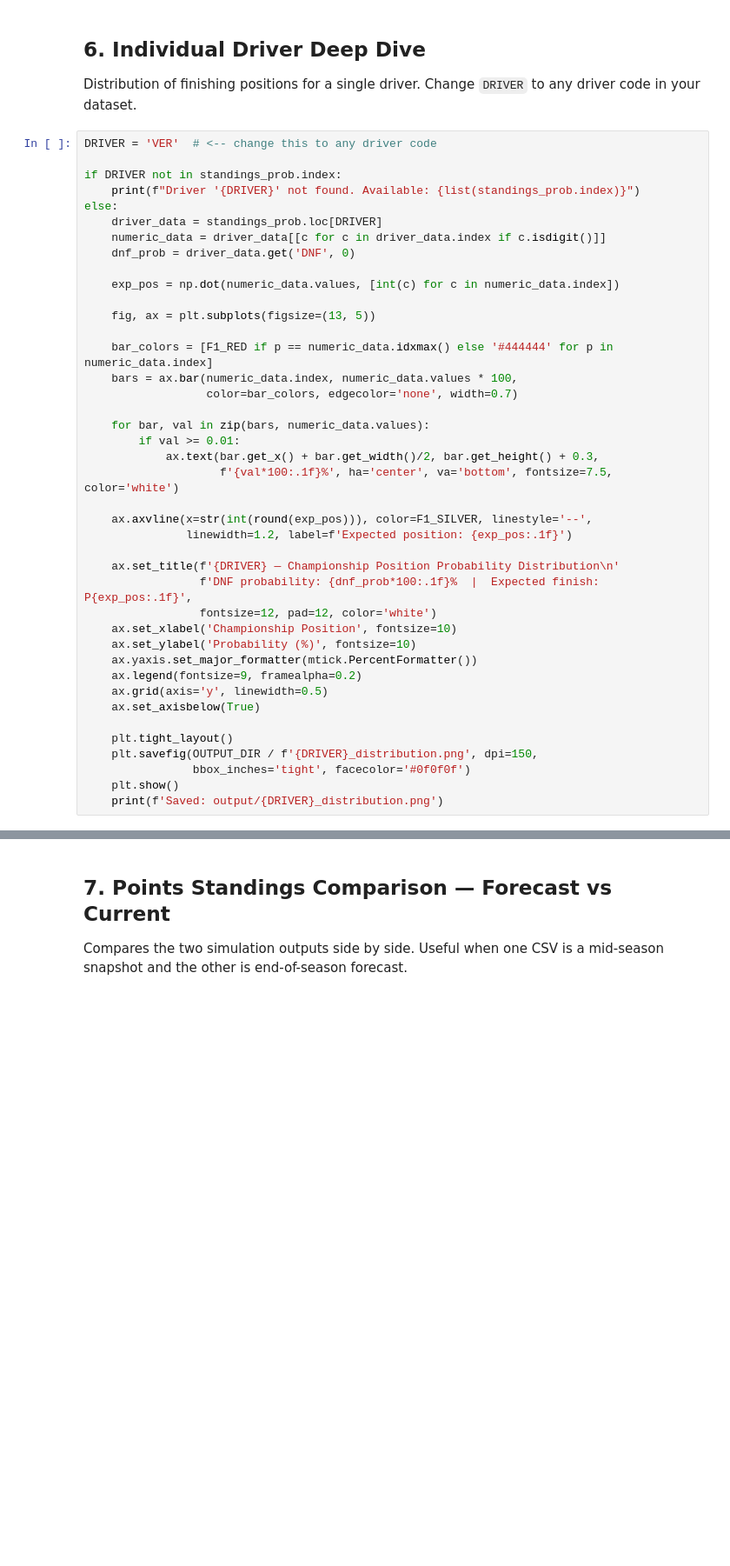
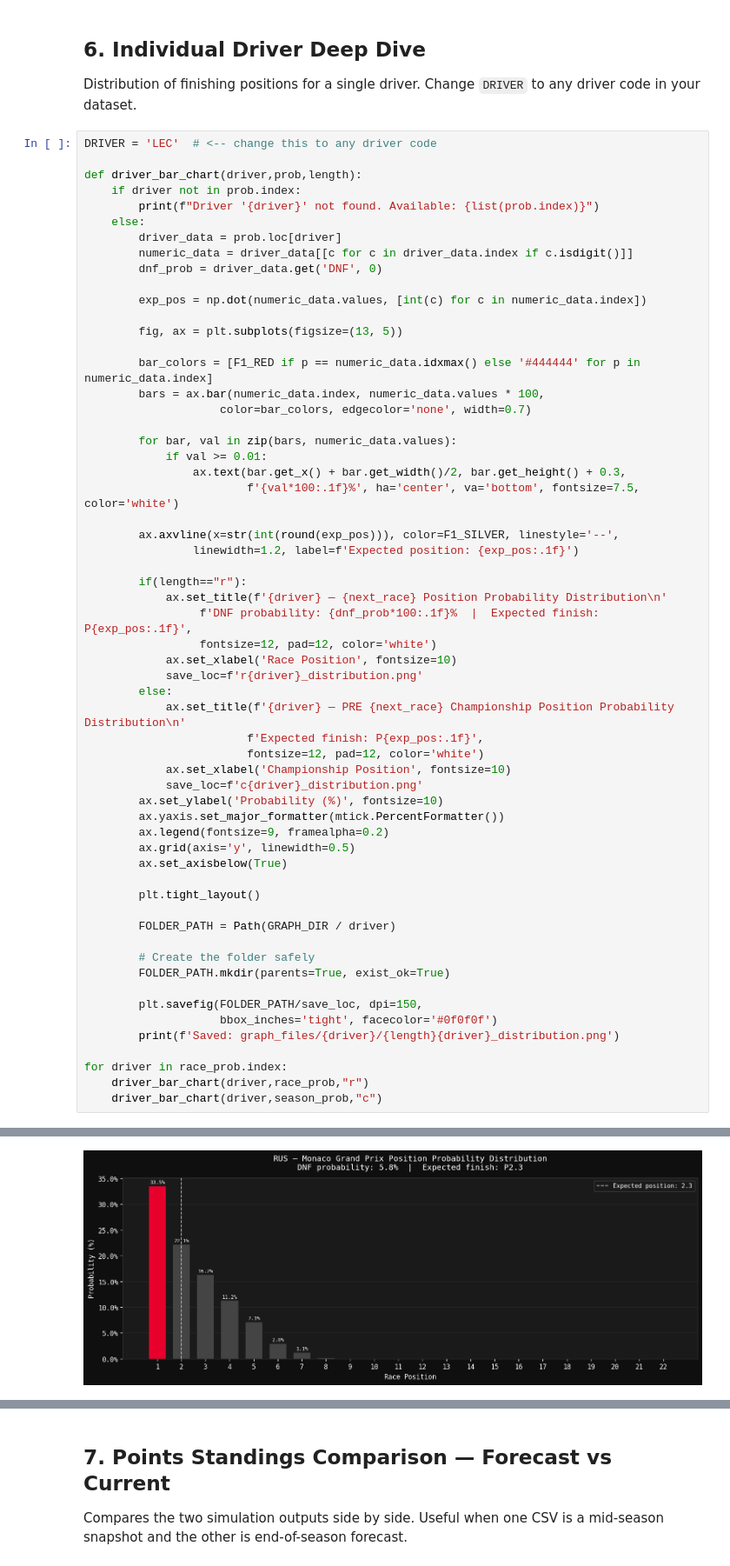
Before and after one commit to Patsfirstdown/f1-season-forecaster, a Jupyter notebook: notebooks/f1_results_viz(1).ipynb, the cells around one changed output, grey strips where cells are left out. Shown at 87% size. Saved outputs shown, nothing was run; the diff lists cells and outputs as text; blank space fills up the shorter version.

```diff
--- a/notebooks/f1_results_viz(1).ipynb
+++ b/notebooks/f1_results_viz(1).ipynb
@@ -186,43 +335,62 @@ print('Saved: output/podium_probability.png')
 
 Distribution of finishing positions for a single driver. Change `DRIVER` to any driver code in your dataset.
 # %%
-DRIVER = 'VER'  # <-- change this to any driver code
+DRIVER = 'LEC'  # <-- change this to any driver code
 
-if DRIVER not in standings_prob.index:
-    print(f"Driver '{DRIVER}' not found. Available: {list(standings_prob.index)}")
-else:
-    driver_data = standings_prob.loc[DRIVER]
-    numeric_data = driver_data[[c for c in driver_data.index if c.isdigit()]]
-    dnf_prob = driver_data.get('DNF', 0)
+def driver_bar_chart(driver,prob,length):
+    if driver not in prob.index:
+        print(f"Driver '{driver}' not found. Available: {list(prob.index)}")
+    else:
+        driver_data = prob.loc[driver]
+        numeric_data = driver_data[[c for c in driver_data.index if c.isdigit()]]
+        dnf_prob = driver_data.get('DNF', 0)
 
-    exp_pos = np.dot(numeric_data.values, [int(c) for c in numeric_data.index])
+        exp_pos = np.dot(numeric_data.values, [int(c) for c in numeric_data.index])
 
-    fig, ax = plt.subplots(figsize=(13, 5))
+        fig, ax = plt.subplots(figsize=(13, 5))
 
-    bar_colors = [F1_RED if p == numeric_data.idxmax() else '#444444' for p in numeric_data.index]
-    bars = ax.bar(numeric_data.index, numeric_data.values * 100,
-                  color=bar_colors, edgecolor='none', width=0.7)
+        bar_colors = [F1_RED if p == numeric_data.idxmax() else '#444444' for p in numeric_data.index]
+        bars = ax.bar(numeric_data.index, numeric_data.values * 100,
+                    color=bar_colors, edgecolor='none', width=0.7)
 
-    for bar, val in zip(bars, numeric_data.values):
-        if val >= 0.01:
-            ax.text(bar.get_x() + bar.get_width()/2, bar.get_height() + 0.3,
-                    f'{val*100:.1f}%', ha='center', va='bottom', fontsize=7.5, color='white')
+        for bar, val in zip(bars, numeric_data.values):
+            if val >= 0.01:
+                ax.text(bar.get_x() + bar.get_width()/2, bar.get_height() + 0.3,
+                        f'{val*100:.1f}%', ha='center', va='bottom', fontsize=7.5, color='white')
 
-    ax.axvline(x=str(int(round(exp_pos))), color=F1_SILVER, linestyle='--',
-               linewidth=1.2, label=f'Expected position: {exp_pos:.1f}')
+        ax.axvline(x=str(int(round(exp_pos))), color=F1_SILVER, linestyle='--',
+                linewidth=1.2, label=f'Expected position: {exp_pos:.1f}')
 
-    ax.set_title(f'{DRIVER} — Championship Position Probability Distribution\n'
+        if(length=="r"):
+            ax.set_title(f'{driver} — {next_race} Position Probability Distribution\n'
                  f'DNF probability: {dnf_prob*100:.1f}%  |  Expected finish: P{exp_pos:.1f}',
                  fontsize=12, pad=12, color='white')
-    ax.set_xlabel('Championship Position', fontsize=10)
-    ax.set_ylabel('Probability (%)', fontsize=10)
-    ax.yaxis.set_major_formatter(mtick.PercentFormatter())
-    ax.legend(fontsize=9, framealpha=0.2)
-    ax.grid(axis='y', linewidth=0.5)
-    ax.set_axisbelow(True)
+            ax.set_xlabel('Race Position', fontsize=10)
+            save_loc=f'r{driver}_distribution.png'
+        else:
+            ax.set_title(f'{driver} — PRE {next_race} Championship Position Probability Distribution\n'
+                        f'Expected finish: P{exp_pos:.1f}',
+                        fontsize=12, pad=12, color='white')
+            ax.set_xlabel('Championship Position', fontsize=10)
+            save_loc=f'c{driver}_distribution.png'
+        ax.set_ylabel('Probability (%)', fontsize=10)
+        ax.yaxis.set_major_formatter(mtick.PercentFormatter())
+        ax.legend(fontsize=9, framealpha=0.2)
+        ax.grid(axis='y', linewidth=0.5)
+        ax.set_axisbelow(True)
 
-    plt.tight_layout()
-    plt.savefig(OUTPUT_DIR / f'{DRIVER}_distribution.png', dpi=150,
-                bbox_inches='tight', facecolor='#0f0f0f')
-    plt.show()
-    print(f'Saved: output/{DRIVER}_distribution.png')
+        plt.tight_layout()
+
+        FOLDER_PATH = Path(GRAPH_DIR / driver)
+
+        # Create the folder safely
+        FOLDER_PATH.mkdir(parents=True, exist_ok=True)
+
+        plt.savefig(FOLDER_PATH/save_loc, dpi=150,
+                    bbox_inches='tight', facecolor='#0f0f0f')
+        print(f'Saved: graph_files/{driver}/{length}{driver}_distribution.png')
+
+for driver in race_prob.index:
+    driver_bar_chart(driver,race_prob,"r")
+    driver_bar_chart(driver,season_prob,"c")
+# %% [output]
@@ -228,0 +434 @@ else:
+[figure, added]
```
Also changed, not shown: parts of 12 cells of this notebook.
